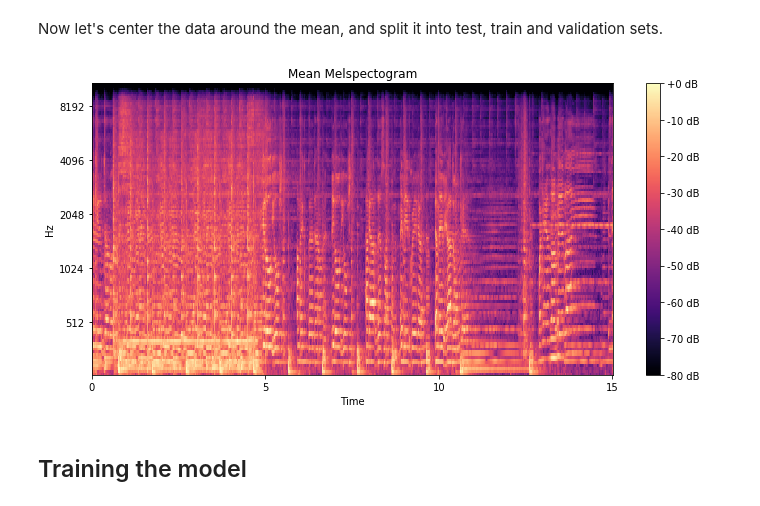
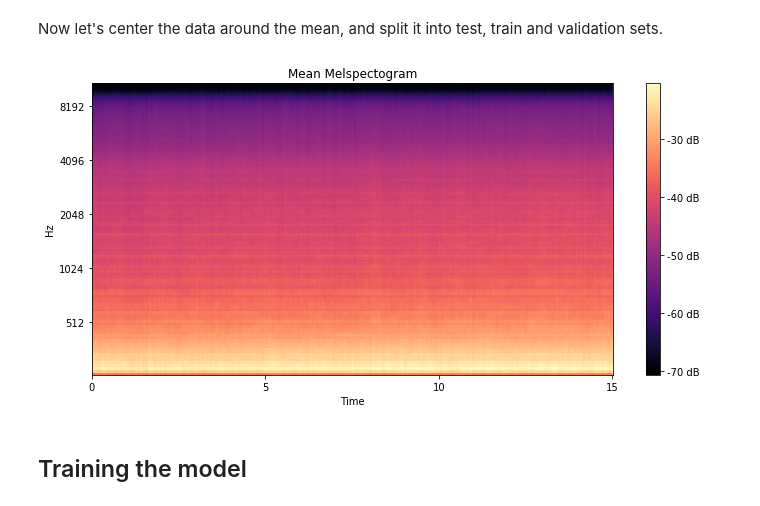
Before and after one commit to miguelfrde/stanford-cs231n, a Jupyter notebook: project/DeepMusicGenre.ipynb, the cells around one changed output. Saved outputs shown, nothing was run; the diff lists cells and outputs as text; code cells hidden in the pictures.

Commit message:
Plot correct mean spectogram

```diff
--- a/project/DeepMusicGenre.ipynb
+++ b/project/DeepMusicGenre.ipynb
@@ -72,18 +72,18 @@ indices_train = np.array([xs[train_slice] for xs in indices]).reshape(-1)
 indices_val = np.array([xs[val_slice] for xs in indices]).reshape(-1)
 indices_test = np.array([xs[test_slice] for xs in indices]).reshape(-1)
 
-X_train = X[indices_train, :, :]
-y_train = y[indices_train, :]
+data = {
+    'X_train': X[indices_train, :, :],
+    'y_train': y[indices_train, :],
+    'X_test': X[indices_test, :, :],
+    'y_test': y[indices_test, :],
+    'X_val': X[indices_val, :, :],
+    'y_val': y[indices_val, :]
+}
 
-X_test = X[indices_test, :, :]
-y_test = y[indices_test, :]
-
-X_val = X[indices_val, :, :]
-y_val = y[indices_val, :]
-
-print('TRAIN: X = {0}, y = {1}'.format(X_train.shape, y_train.shape))
-print('TEST: X = {0}, y = {1}'.format(X_test.shape, y_test.shape))
-print('VAL: X = {0}, y = {1}'.format(X_val.shape, y_val.shape))
+print('TRAIN: X = {0}, y = {1}'.format(data['X_train'].shape, data['y_train'].shape))
+print('TEST: X = {0}, y = {1}'.format(data['X_test'].shape, data['y_test'].shape))
+print('VAL: X = {0}, y = {1}'.format(data['X_val'].shape, data['y_val'].shape))
 # %% [output]
 TRAIN: X = (600, 128, 647), y = (600, 10)
 TEST: X = (300, 128, 647), y = (300, 10)
@@ -91,11 +91,11 @@ VAL: X = (100, 128, 647), y = (100, 10)
 # %% [markdown]
 Now let's center the data around the mean, and split it into test, train and validation sets.
 # %%
-mean_spectogram = np.mean(X_train, axis=0)
+mean_spectogram = np.mean(data['X_train'], axis=0)
 plt.figure(figsize=(10, 5))
-librosa.display.specshow(x, y_axis='mel', x_axis='time')
+librosa.display.specshow(mean_spectogram, y_axis='mel', x_axis='time')
 plt.colorbar(format='%+2.0f dB')
 plt.title('Mean Melspectogram')
 plt.tight_layout()
 # %% [output]
-[figure, old version]
+[figure, new version]
```
Also changed, not shown: parts of 1 cell of this notebook.
